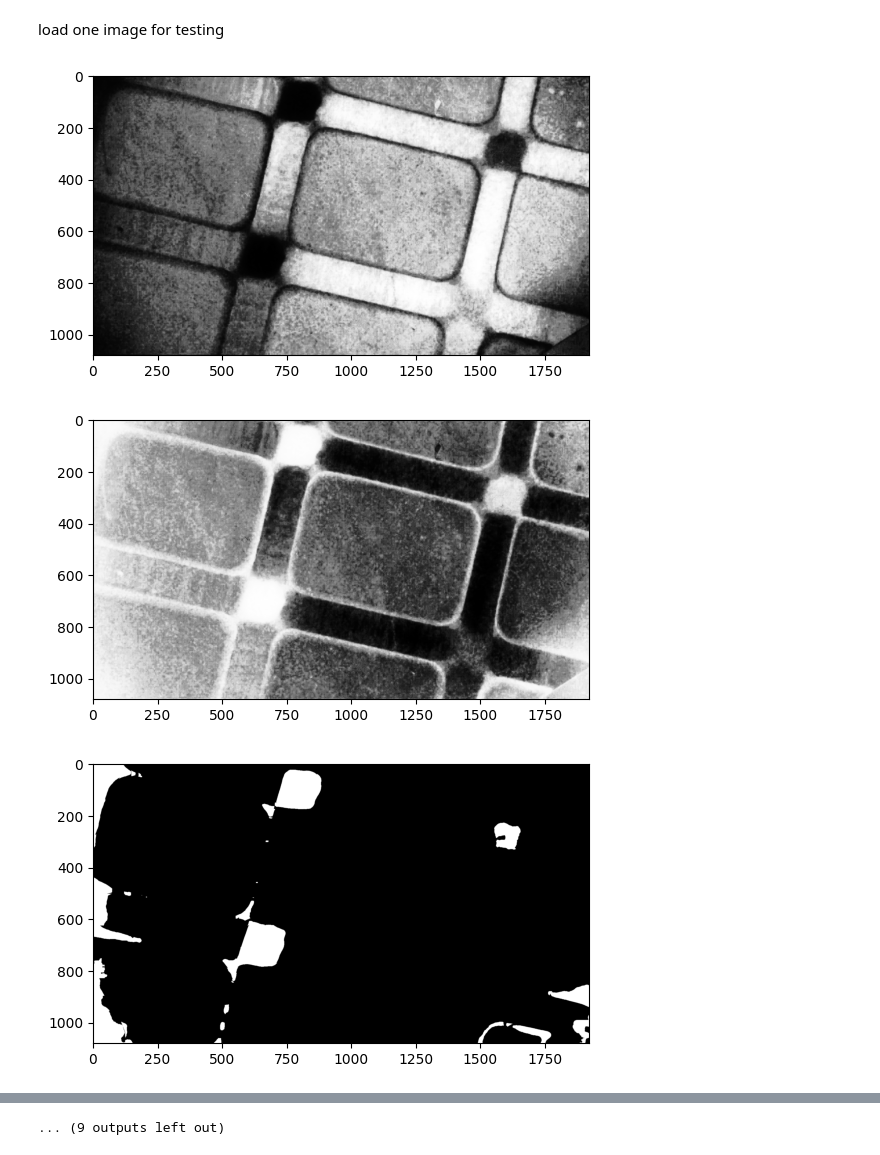
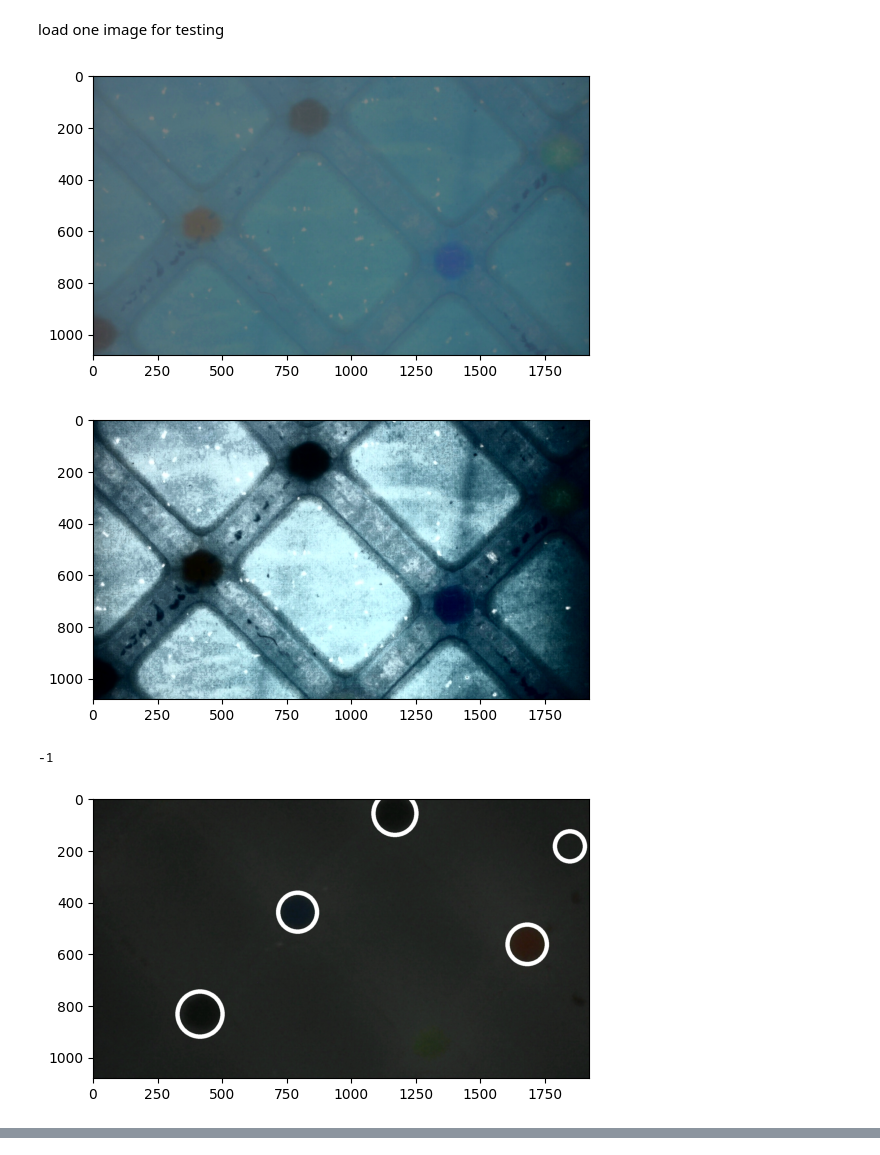
Before and after one commit to GilYairYamin/Azrieli_Image_Processing_Final, a Jupyter notebook: exercise_notebook.ipynb, the cells around one changed output, grey strips where cells are left out. Saved outputs shown, nothing was run; the diff lists cells and outputs as text; code cells hidden in the pictures.

```diff
--- a/exercise_notebook.ipynb
+++ b/exercise_notebook.ipynb
@@ -116,25 +188,63 @@ sequence_4_folder = os.path.join(root_data_folder, "sequence_4")
 # %% [markdown]
 load one image for testing
+# %%
+img_path = os.path.join(random_frames_folder, "random_003.jpg")
+
+rnd_img = cv2.imread(img_path)
+color_rgb = cv2.cvtColor(rnd_img, cv2.COLOR_BGR2RGB)
+gray = cv2.cvtColor(rnd_img, cv2.COLOR_BGR2GRAY)
+
+padding = 10
+orange_ranges = [
+    [[124, 80, 45],[131, 85, 54]],
+    [[114, 98, 102],[127, 103, 104]],
+]
+
+# low_orange_range = np.array([c - padding for c in orange_ranges[0][0]], dtype=np.uint16)
+# high_orange_range = np.array([c + padding for c in orange_ranges[0][1]], dtype=np.uint16)
+
+# res_img = cv2.inRange(color_rgb, low, high)
+# display_image(res_img)
+
+
+
+img_yuv = cv2.cvtColor(rnd_img, cv2.COLOR_BGR2YUV)
+
+# equalize the histogram of the Y channel
+img_yuv[:,:,0] = cv2.equalizeHist(img_yuv[:,:,0])
+
+# convert the YUV image back to RGB format
+img_output = cv2.cvtColor(img_yuv, cv2.COLOR_YUV2BGR)
+
+display_image(rnd_img)
+display_image(img_output)
+
+cv2.waitKey(0)
+
+# def find_orange_circles(rgb_img):
+#     rgb_img = cv2.equalizeHist(rgb_img) # blur
+#     rgb_img = cv2.medianBlur(rgb_img, 31) # blur
+#     display_image(rgb_img)
+#     res_img = np.zeros(rgb_img.shape[:2])
+
+#     for range in orange_ranges:
+#         low_orange_range = np.array([c - padding for c in range[0]], dtype=np.uint16)
+#         high_orange_range = np.array([c + padding for c in range[1]], dtype=np.uint16)
+#         temp_res = cv2.inRange(rgb_img, low_orange_range, high_orange_range)
+#         display_image(temp_res)
+
+# find_orange_circles(color_rgb)
+# %% [output]
+[figure, added]
+[figure, added]
+-1
 # %%
-img_path = os.path.join(random_frames_folder, "random_001.jpg")
+img_path = os.path.join(sequence_4_folder, "seq_001.jpg")
 
 rnd_img = cv2.imread(img_path)
-color = cv2.cvtColor(rnd_img, cv2.COLOR_BGR2RGB)
+color_rgb = cv2.cvtColor(rnd_img, cv2.COLOR_BGR2RGB)
 gray = cv2.cvtColor(rnd_img, cv2.COLOR_BGR2GRAY)
 
-# display_image(gray, "gray")
-
-r, g, b = cv2.split(color)
-
-# display_image(r, "gray")
-get_circles(r, color)
-# display_image(g, "gray")
-get_circles(g, color)
-# display_image(b, "gray")
-get_circles(b, color)
-
-# display_image(rnd_img_gray)
+circles = get_circles(color_rgb, True)
 # %% [output]
-[figure, old version]
+[figure, new version]
-[figure, removed]
-[figure, removed]
@@ -150 +250,0 @@ get_circles(b, color)
-... (9 outputs left out)
```
Also changed, not shown: parts of 6 cells of this notebook.
